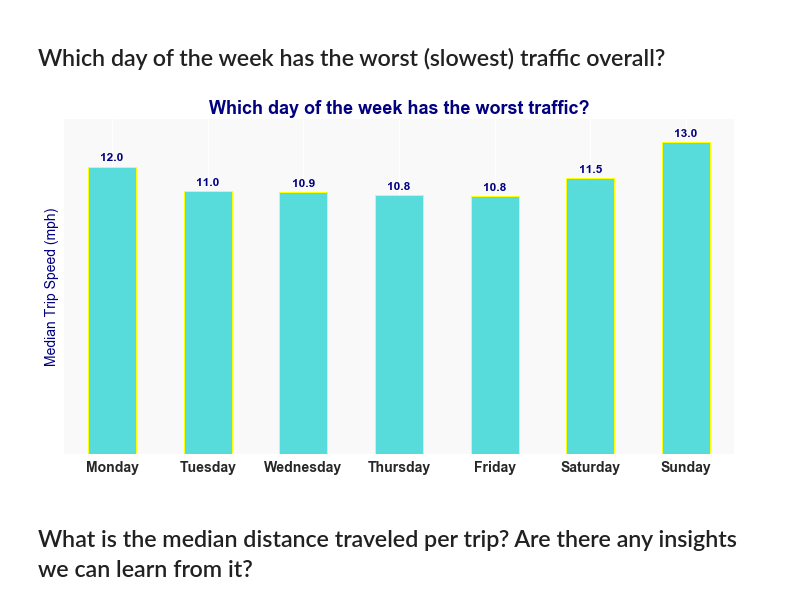
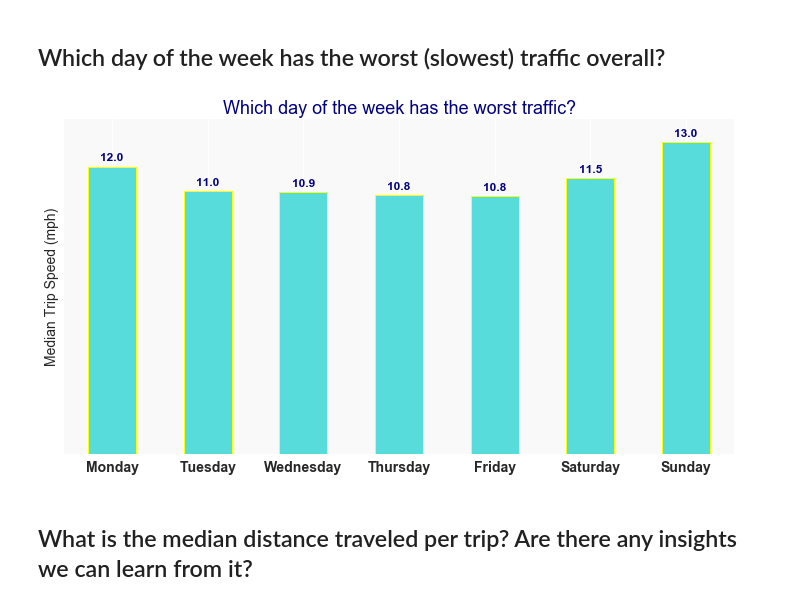
Before and after one commit to geoninja/Uber-Data-Analysis, a Jupyter notebook: NYC_Uber_Rides.ipynb, the cells around one changed output. Drawn from its saved outputs; the diff is of its cells as text; code cells hidden in the pictures.

```diff
--- a/NYC_Uber_Rides.ipynb
+++ b/NYC_Uber_Rides.ipynb
@@ -905,24 +905,24 @@ df_plt2 = df_viz.groupby('weekday')['trip_mph_avg'].median() #used median since
 # %%
 #Create plot. Does Saturday have better traffic flow than Monday?
 
 fig = plt.figure()
 labels_list = df_plt2.values.round(1)
 kwargs = {'fontsize': 12, 'ha':'center', 'va': 'bottom', 'weight': 'bold', 'color': 'navy'}
 
 ax = df_plt2.plot(kind='bar', rot = 0, figsize = (12, 6), fontsize = 12, edgecolor='yellow', linewidth=1)
 ax.set_xticklabels(weekday_labels, weight='bold')
 ax.set_axis_bgcolor('#F9F9F9')
 ax.get_yaxis().set_ticks([])
 annotate_labels(ax, labels_list, **kwargs)
 
 plt.xlabel('')
-plt.ylabel('Median Trip Speed (mph)', fontsize = 14, color='navy')
+plt.ylabel('Median Trip Speed (mph)', fontsize = 14)
 plt.tick_params(labelsize=14)
-plt.title('Which day of the week has the worst traffic?', fontsize = 18, weight='bold', color='navy')
+plt.title('Which day of the week has the worst traffic?', fontsize = 18, color='navy')
 plt.show()
 #plot_url = py.plot_mpl(fig)
 # %% [output]
-[figure, old version]
+[figure, new version]
 # %% [markdown]
 ## What is the median distance traveled per trip? Are there any insights we can learn from it?
 # %%
```
Also changed, not shown: 1 other file.
